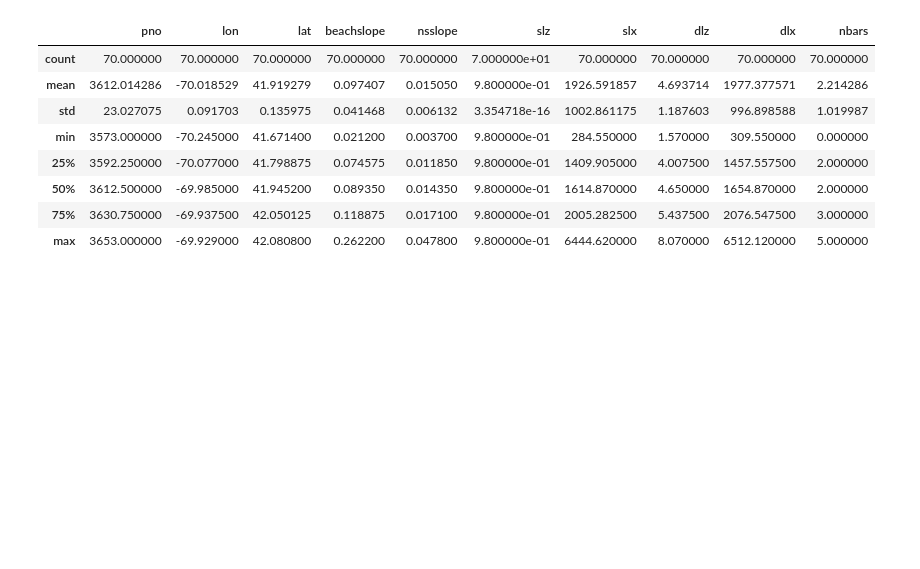
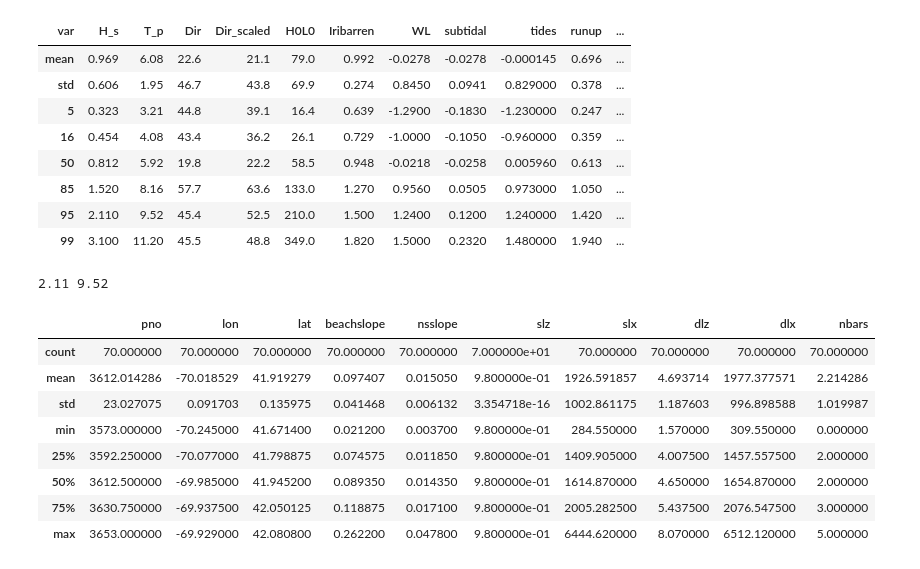
Before and after one commit to csherwood-usgs/runup, a Jupyter notebook: cc_profile_plots.ipynb, the cells around one changed output. Drawn from its saved outputs; the diff is of its cells as text; code cells hidden in the pictures; blank space fills up the shorter version.

```diff
--- a/cc_profile_plots.ipynb
+++ b/cc_profile_plots.ipynb
@@ -4,6 +4,25 @@ import numpy as np
 import matplotlib.pyplot as plt
 %run -i runup_funcs.py
 %run -i wave_funcs.py
+# %%
+df_hom = pd.read_csv('c:/crs/proj/2022_runup/hom_stats.csv', delim_whitespace=True, index_col=0, header=0).T
+df_hom
+# %% [output]
+| var | H_s | T_p | Dir | Dir_scaled | H0L0 | Iribarren | WL | subtidal | tides | runup | ... |
+| mean | 0.969 | 6.08 | 22.6 | 21.1 | 79.0 | 0.992 | -0.0278 | -0.0278 | -0.000145 | 0.696 | ... |
+| std | 0.606 | 1.95 | 46.7 | 43.8 | 69.9 | 0.274 | 0.8450 | 0.0941 | 0.829000 | 0.378 | ... |
+| 5 | 0.323 | 3.21 | 44.8 | 39.1 | 16.4 | 0.639 | -1.2900 | -0.1830 | -1.230000 | 0.247 | ... |
+| 16 | 0.454 | 4.08 | 43.4 | 36.2 | 26.1 | 0.729 | -1.0000 | -0.1050 | -0.960000 | 0.359 | ... |
+| 50 | 0.812 | 5.92 | 19.8 | 22.2 | 58.5 | 0.948 | -0.0218 | -0.0258 | 0.005960 | 0.613 | ... |
+| 85 | 1.520 | 8.16 | 57.7 | 63.6 | 133.0 | 1.270 | 0.9560 | 0.0505 | 0.973000 | 1.050 | ... |
+| 95 | 2.110 | 9.52 | 45.4 | 52.5 | 210.0 | 1.500 | 1.2400 | 0.1200 | 1.240000 | 1.420 | ... |
+| 99 | 3.100 | 11.20 | 45.5 | 48.8 | 349.0 | 1.820 | 1.5000 | 0.2320 | 1.480000 | 1.940 | ... |
+# %%
+Hs95= df_hom['H_s']['95']
+Tp95 = df_hom['T_p']['95']
+print(Hs95, Tp95)
+# %% [output]
+2.11 9.52
 # %%
 df = pd.read_csv('C:/crs/proj/2022_runup/cape_profiles.csv', na_values = 'NaN')
 #df = df.drop(df.columns[[23]], axis=1) # extra column because of final comma
```
Also changed, not shown: parts of 14 cells of this notebook, 1 other file.
